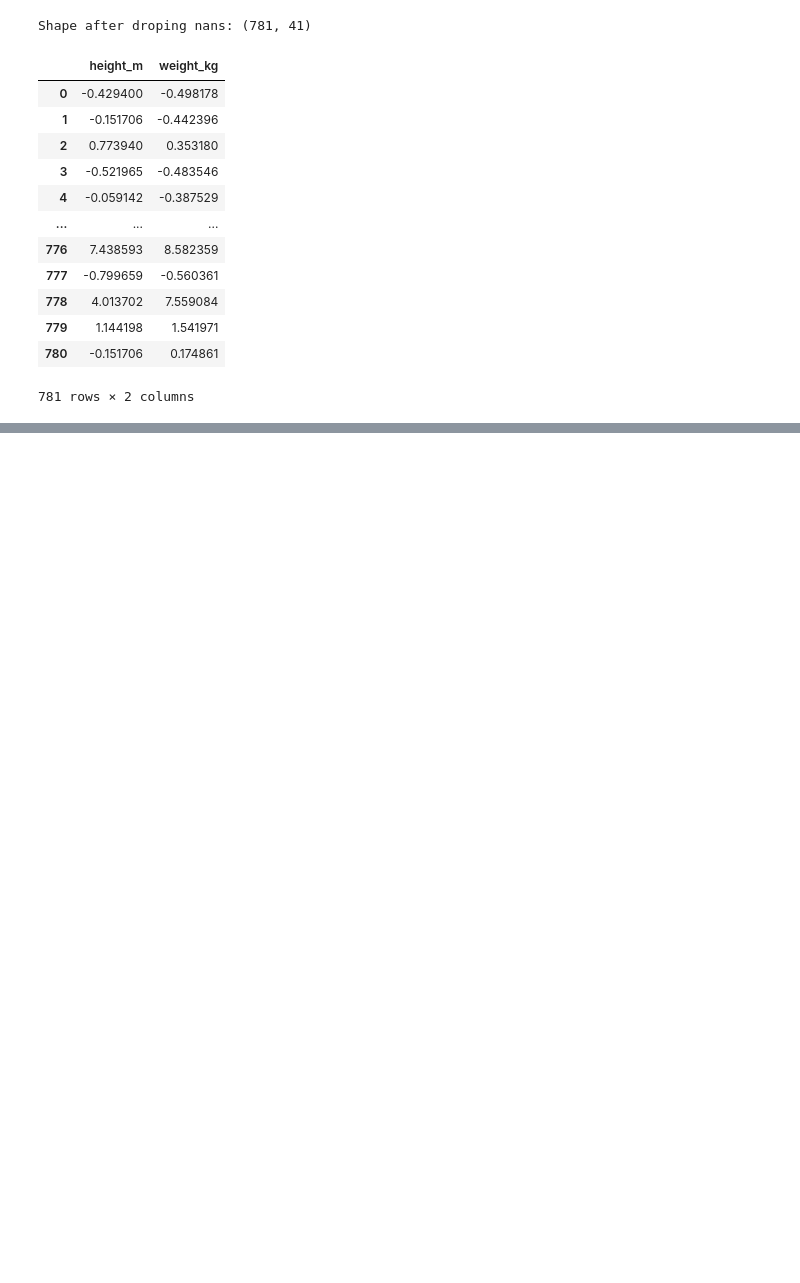
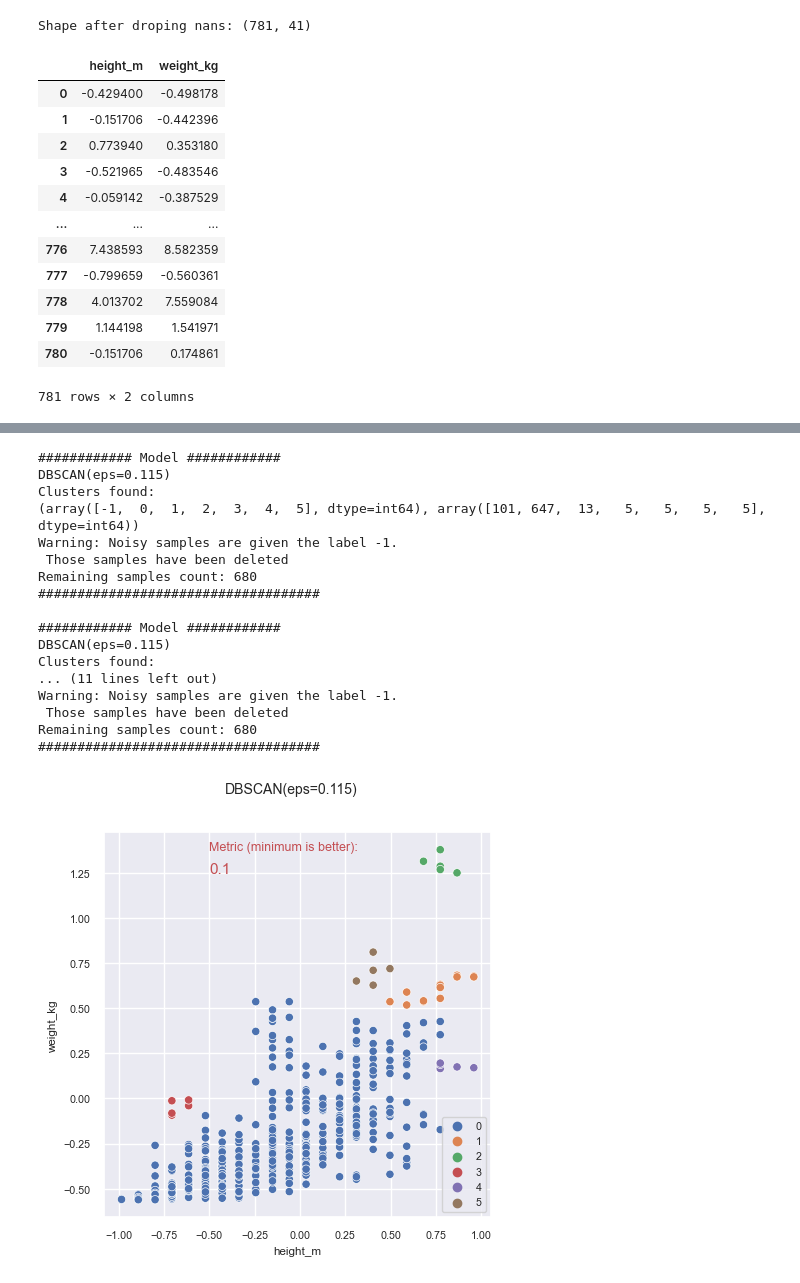
Before and after one commit to lyesds/AI_drills, a Jupyter notebook: 2.clustering_drills.ipynb, the cells around one changed output, grey strips where cells are left out. Cells and saved outputs as stored; diff of their text form; code cells hidden in the pictures; blank space fills up the shorter version.

```diff
--- a/2.clustering_drills.ipynb
+++ b/2.clustering_drills.ipynb
@@ -678,0 +831,21 @@ Name: cluster, Length: 781, dtype: int64
+# %%
+viz(DBSCAN(eps=0.115))
+# %% [output]
+############ Model ############
+DBSCAN(eps=0.115)
+Clusters found:
+(array([-1,  0,  1,  2,  3,  4,  5], dtype=int64), array([101, 647,  13,   5,   5,   5,   5], dtype=int64))
+Warning: Noisy samples are given the label -1.
+ Those samples have been deleted
+Remaining samples count: 680
+####################################
+
+############ Model ############
+DBSCAN(eps=0.115)
+Clusters found:
+... (11 lines left out)
+Warning: Noisy samples are given the label -1.
+ Those samples have been deleted
+Remaining samples count: 680
+####################################
+[figure, added]
```
Also changed, not shown: parts of 29 cells of this notebook.
